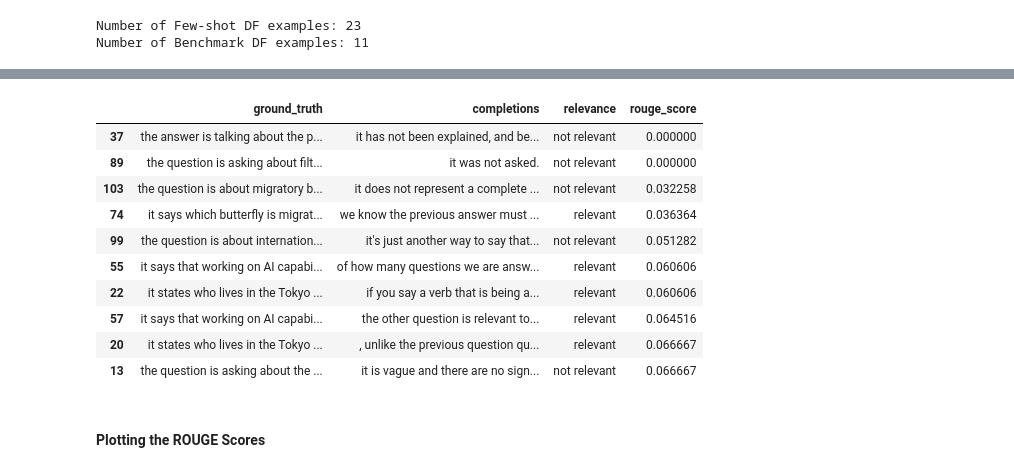
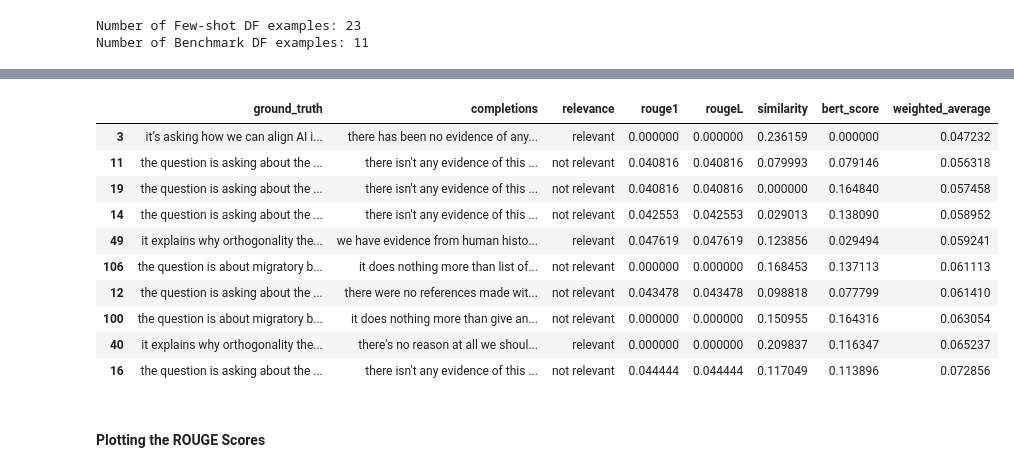
Before and after one commit to JayThibs/aligning-language-models, a Jupyter notebook: gpt_alignment.ipynb, the cells around one changed output, grey strips where cells are left out. Saved outputs shown, nothing was run; the diff lists cells and outputs as text; code cells hidden in the pictures.

```diff
--- a/gpt_alignment.ipynb
+++ b/gpt_alignment.ipynb
@@ -1362,3 +1378,9 @@ Answer: I jumped in the river to save the little boy.
 This answer is not relevant because *the question is talking about jumping in a river to save a boy, but the question is about AGI.*
 
 I handcrafted 6 model outputs and I'll be comparing if the performance on the metrics to see if they are in line with how close they each are to the ground-truth.
+# %%
+# gpt2 = AutoModelForCausalLM.from_pretrained("gpt2", return_dict_in_generate=True)
+# tokenizer = AutoTokenizer.from_pretrained("gpt2")
+rouge_metric = load_metric("rouge")
+bertscore_metric = load_metric('bertscore')
+sentence_transformer_model = SentenceTransformer('all-mpnet-base-v2') # this may cause issues if you load while GPT-J is loaded
@@ -1444,7 +1473,10 @@ context_path = "prompts/contexts/users_on_website.txt"
 task_description_path = "prompts/task_description/task_description_3.txt"
 template_path = "prompts/templates/template_v2.txt"
 completions_list = []
-rouge_scores = []
+rouge1_scores = []
+rougeL_scores = []
+similarity = []
+bert_score_list = []
 question_id_list = []
 ground_truth_list = []
 relevance_list = []
@@ -1453,16 +1485,23 @@ for idx, row in benchmark_df.iterrows():
     ground = row['explanation']
     prompt_path = f"prompts/benchmark_prompts/benchmark_prompt_{idx}.txt"
     create_prompt_txt_from_df(benchmark_df, idx, prompt_path, context_path, task_description_path, template_path)
-    completions = gpt_generate(model=model, tokenizer=tokenizer, gpu=True, txt_path=prompt_path, max_length=60, num_return_sequences=10, save_completions=True)
+    completions = gpt_generate(model=model, tokenizer=tokenizer, gpu=True, txt_path=prompt_path, max_length=30, num_return_sequences=10, save_completions=True)
     for completion in completions:
         completion = " ".join(completion.split('relevant to the question because')[1:])
         if "\n" in completion[0:10]:
             completion = " ".join(completion.split("\n\n")[1:])
         completion = completion.split("\n")[0]
         rouge_score = rouge_metric.compute(predictions=[completion],references=[ground])
-        rouge_scores.append(rouge_score['rougeL'][0][-1])
+        rouge1_scores.append(rouge_score['rouge1'][0][-1])
+        rougeL_scores.append(rouge_score['rougeL'][0][-1])
+        # sentence-transformer similarity (dot-product of embedding vector)
+        sentences = [ground, completion]
+        embeddings = sentence_transformer_model.encode(sentences)
+        similarity.append(np.dot(embeddings[0],embeddings[1])/(norm(embeddings[0])*norm(embeddings[1])))
+        bert_scores = bertscore_metric.compute(predictions=[completion], references=[ground], lang="en")
+        bert_score_list.append(bert_scores['f1'][0])
         completions_list.append(completion)
-        question_id_list.append(i)
+        question_id_list.append(question_id)
         ground_truth_list.append(ground)
         relevance_list.append(row['relevance'])
 # %% [output]
@@ -1485,0 +1525,11 @@ DATE: We have been collecting this bird data for some time now using the informa
+# %%
+metrics_df = pd.DataFrame({"ground_truth": ground_truth_list, "completions": completions_list, "relevance": relevance_list, "rouge1": rouge1_scores, "rougeL": rougeL_scores, "similarity": similarity, "bert_score": bert_score_list})
+# weighted average of rouge, bertscore, and sentence-transformer similarity
+# # first, we need to min-max scale the metrics to be between 0 and 1
+metrics_df['rouge1'] = (metrics_df['rouge1'] - metrics_df['rouge1'].min())/(1 - metrics_df['rouge1'].min())
+metrics_df['rougeL'] = (metrics_df['rougeL'] - metrics_df['rougeL'].min())/(1 - metrics_df['rougeL'].min())
+metrics_df['bert_score'] = (metrics_df['bert_score'] - metrics_df['bert_score'].min())/(1 - metrics_df['bert_score'].min())
+metrics_df['similarity'] = (metrics_df['similarity'] - metrics_df['similarity'].min())/(1 - metrics_df['similarity'].min())
+# then, we can compute the weighted average
+metrics_df['weighted_average'] = (metrics_df['rouge1']*0.2 + metrics_df['rougeL']*0.4 + metrics_df['bert_score']*0.2 + metrics_df['similarity']*0.2)
+metrics_df.head(len(outputs))
@@ -1486,4 +1544,3 @@ DATE: We have been collecting this bird data for some time now using the informa
 # %%
-metrics_df = pd.DataFrame({"ground_truth": ground_truth_list, "completions": completions_list, "relevance": relevance_list, "rouge_score": rouge_scores})
 metrics_df.sample(10).head(10)
 # %% [output]
@@ -1515,15 +1572,15 @@ metrics_df.sort_values(by='rouge_score', ascending=False).head(10)
 # %%
-metrics_df.sort_values(by='rouge_score', ascending=True).head(10)
+metrics_df.sort_values(by='weighted_average', ascending=True).head(10)
 # %% [output]
-|  | ground_truth | completions | relevance | rouge_score |
-| 37 | the answer is talking about the p... | it has not been explained, and be... | not relevant | 0.000000 |
-| 89 | the question is asking about filt... | it was not asked. | not relevant | 0.000000 |
-| 103 | the question is about migratory b... | it does not represent a complete ... | not relevant | 0.032258 |
-| 74 | it says which butterfly is migrat... | we know the previous answer must ... | relevant | 0.036364 |
-| 99 | the question is about internation... | it's just another way to say that... | not relevant | 0.051282 |
-| 55 | it says that working on AI capabi... | of how many questions we are answ... | relevant | 0.060606 |
-| 22 | it states who lives in the Tokyo ... | if you say a verb that is being a... | relevant | 0.060606 |
-| 57 | it says that working on AI capabi... | the other question is relevant to... | relevant | 0.064516 |
-| 20 | it states who lives in the Tokyo ... | , unlike the previous question qu... | relevant | 0.066667 |
-| 13 | the question is asking about the ... | it is vague and there are no sign... | not relevant | 0.066667 |
+|  | ground_truth | completions | relevance | rouge1 | rougeL | similarity | bert_score | weighted_average |
+| 3 | it’s asking how we can align AI i... | there has been no evidence of any... | relevant | 0.000000 | 0.000000 | 0.236159 | 0.000000 | 0.047232 |
+| 11 | the question is asking about the ... | there isn't any evidence of this ... | not relevant | 0.040816 | 0.040816 | 0.079993 | 0.079146 | 0.056318 |
+| 19 | the question is asking about the ... | there isn't any evidence of this ... | not relevant | 0.040816 | 0.040816 | 0.000000 | 0.164840 | 0.057458 |
+| 14 | the question is asking about the ... | there isn't any evidence of this ... | not relevant | 0.042553 | 0.042553 | 0.029013 | 0.138090 | 0.058952 |
+| 49 | it explains why orthogonality the... | we have evidence from human histo... | relevant | 0.047619 | 0.047619 | 0.123856 | 0.029494 | 0.059241 |
+| 106 | the question is about migratory b... | it does nothing more than list of... | not relevant | 0.000000 | 0.000000 | 0.168453 | 0.137113 | 0.061113 |
+| 12 | the question is asking about the ... | there were no references made wit... | not relevant | 0.043478 | 0.043478 | 0.098818 | 0.077799 | 0.061410 |
+| 100 | the question is about migratory b... | it does nothing more than give an... | not relevant | 0.000000 | 0.000000 | 0.150955 | 0.164316 | 0.063054 |
+| 40 | it explains why orthogonality the... | there's no reason at all we shoul... | relevant | 0.000000 | 0.000000 | 0.209837 | 0.116347 | 0.065237 |
+| 16 | the question is asking about the ... | there isn't any evidence of this ... | not relevant | 0.044444 | 0.044444 | 0.117049 | 0.113896 | 0.072856 |
 # %%
```
Also changed, not shown: parts of 48 cells of this notebook.
